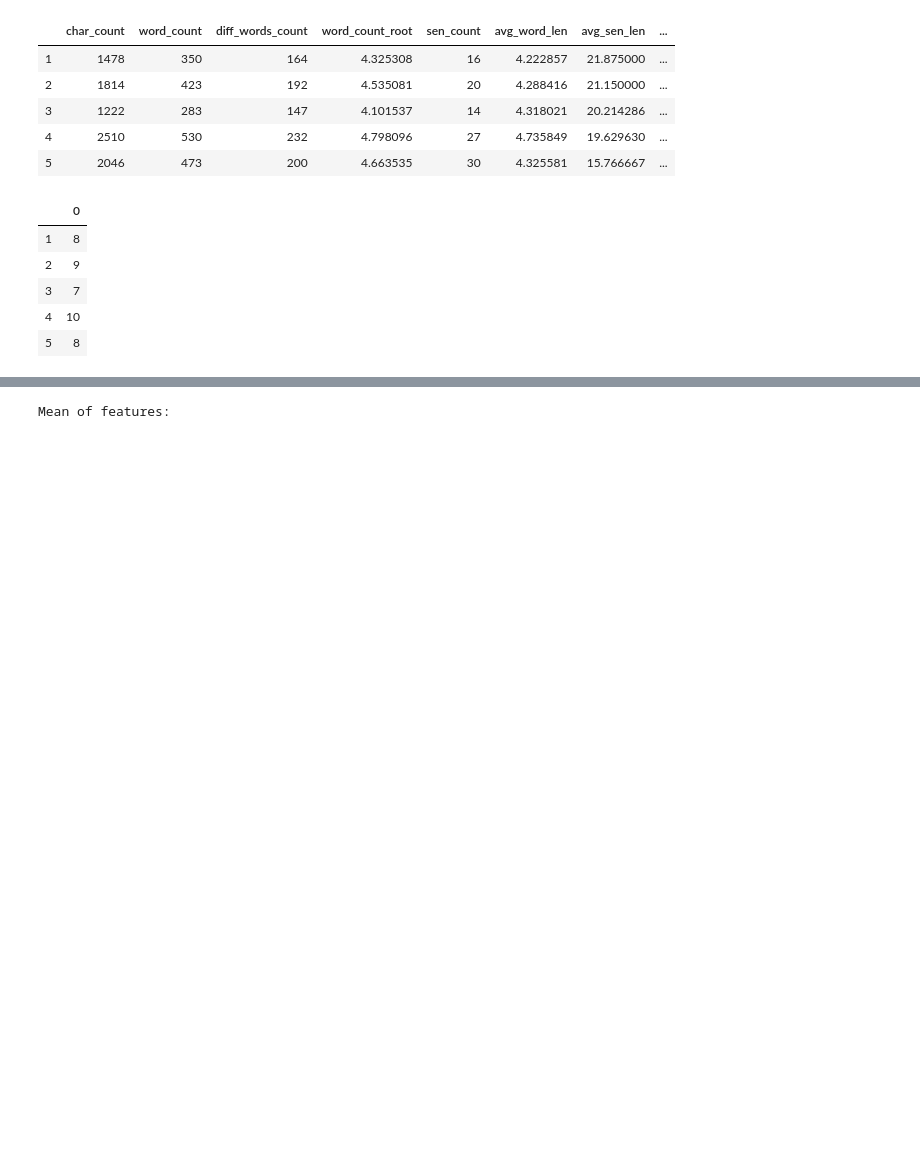
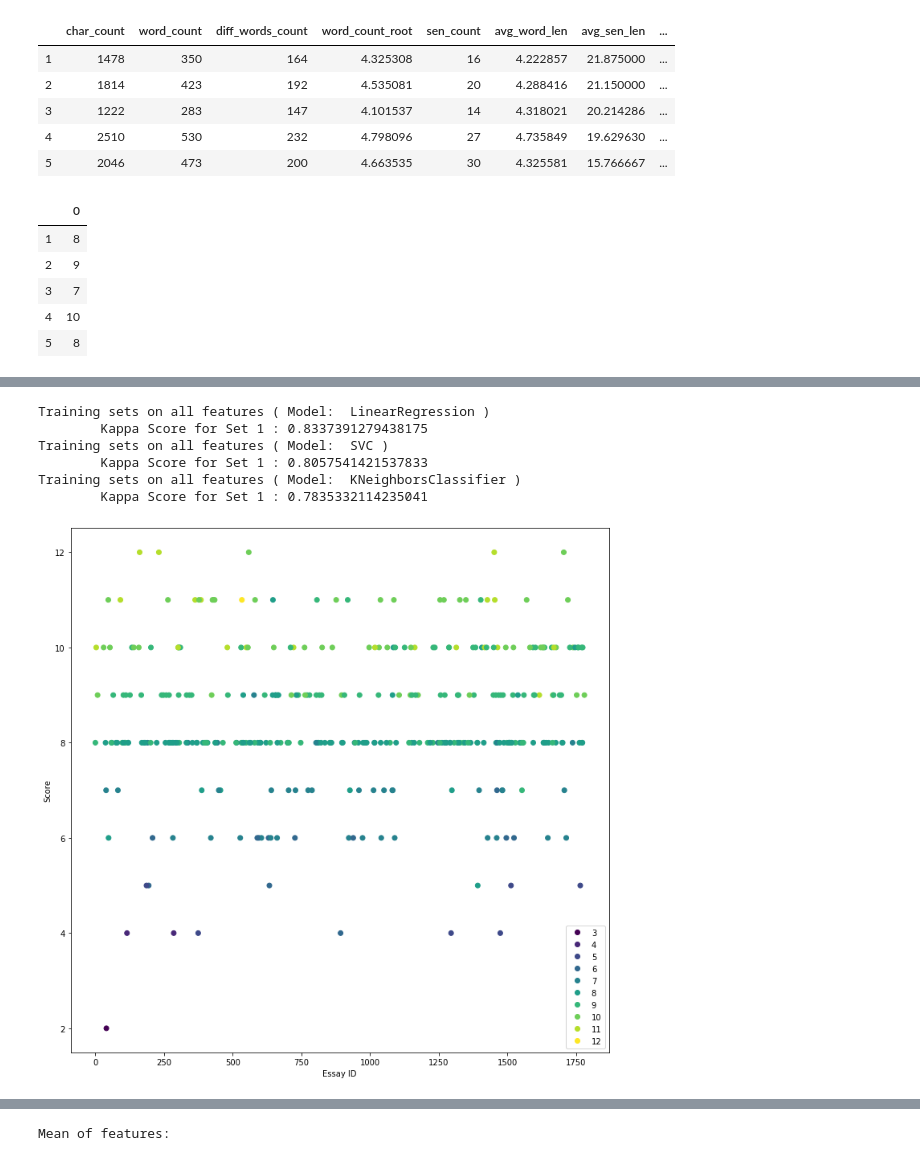
Before and after one commit to kadanes/NLP-Project-AES, a Jupyter notebook: feature_extraction.ipynb, the cells around one changed output, grey strips where cells are left out. Saved outputs shown, nothing was run; the diff lists cells and outputs as text; code cells hidden in the pictures; blank space fills up the shorter version.

```diff
--- a/feature_extraction.ipynb
+++ b/feature_extraction.ipynb
@@ -476,0 +524,14 @@ Kappa Score (all essays): 0.8177840358251901
+# %%
+for classifier in get_all_classifiers():
+    print("Training sets on all features ( Model: ", type(classifier).__name__, ")")
+    np.random.seed(1)
+    X_set, y_set = X_sets[0], y_sets[0]
+    print("\tKappa Score for Set", (1), ":", evaluate(X_set, y_set, classifier))
+# %% [output]
+Training sets on all features ( Model:  LinearRegression )
+        Kappa Score for Set 1 : 0.8337391279438175
+Training sets on all features ( Model:  SVC )
+        Kappa Score for Set 1 : 0.8057541421537833
+Training sets on all features ( Model:  KNeighborsClassifier )
+        Kappa Score for Set 1 : 0.7835332114235041
+[figure, added]
```
Also changed, not shown: parts of 15 cells of this notebook.
